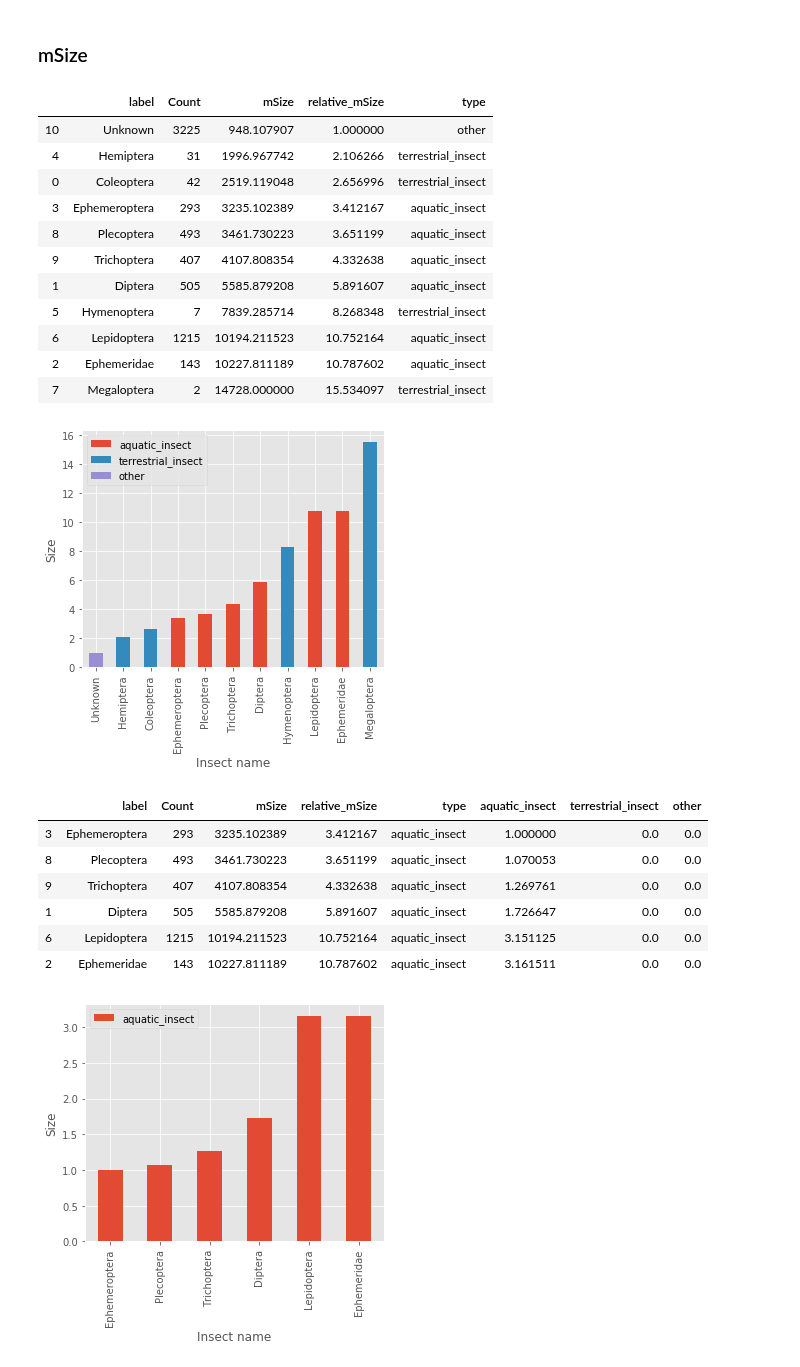
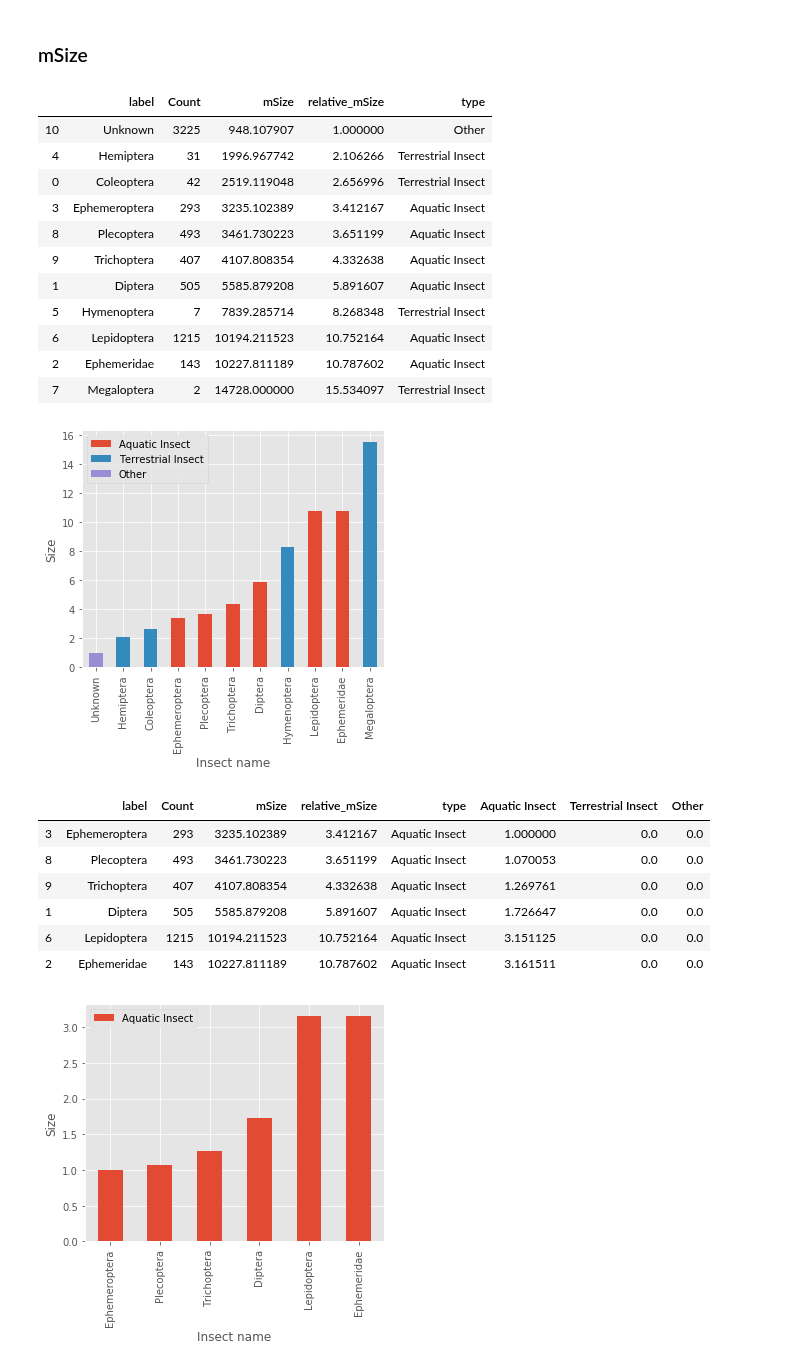
Before and after one commit to keiiti975/Insect_Phenology_Detector, a Jupyter notebook: result/classification/visualize_annotation_20200806/visualize_annotation.ipynb, the cells around one changed output. Saved outputs shown, nothing was run; the diff lists cells and outputs as text; code cells hidden in the pictures.

```diff
--- a/result/classification/visualize_annotation_20200806/visualize_annotation.ipynb
+++ b/result/classification/visualize_annotation_20200806/visualize_annotation.ipynb
@@ -375,30 +361,44 @@ label_type_dic = {
+# %%
+label_type_dic = {
+    "Unknown": "Other",
+    "Hemiptera": "Terrestrial Insect",
+    "Coleoptera": "Terrestrial Insect",
+    "Ephemeroptera": "Aquatic Insect",
+    "Plecoptera": "Aquatic Insect",
+    "Trichoptera": "Aquatic Insect",
+    "Diptera": "Aquatic Insect",
+    "Hymenoptera": "Terrestrial Insect",
+    "Lepidoptera": "Aquatic Insect",
+    "Ephemeridae": "Aquatic Insect",
+    "Megaloptera": "Terrestrial Insect",
+}
 # %%
 df_20191106_20200806["type"] = [label_type_dic[label] for label in df_20191106_20200806["label"]]
 size_sorted_df_20191106_20200806 = df_20191106_20200806.sort_values("relative_mSize")
 size_sorted_df_20191106_20200806
 # %% [output]
 |  | label | Count | mSize | relative_mSize | type |
-| 10 | Unknown | 3225 | 948.107907 | 1.000000 | other |
-| 4 | Hemiptera | 31 | 1996.967742 | 2.106266 | terrestrial_insect |
-| 0 | Coleoptera | 42 | 2519.119048 | 2.656996 | terrestrial_insect |
-| 3 | Ephemeroptera | 293 | 3235.102389 | 3.412167 | aquatic_insect |
-| 8 | Plecoptera | 493 | 3461.730223 | 3.651199 | aquatic_insect |
-| 9 | Trichoptera | 407 | 4107.808354 | 4.332638 | aquatic_insect |
-| 1 | Diptera | 505 | 5585.879208 | 5.891607 | aquatic_insect |
-| 5 | Hymenoptera | 7 | 7839.285714 | 8.268348 | terrestrial_insect |
-| 6 | Lepidoptera | 1215 | 10194.211523 | 10.752164 | aquatic_insect |
-| 2 | Ephemeridae | 143 | 10227.811189 | 10.787602 | aquatic_insect |
-| 7 | Megaloptera | 2 | 14728.000000 | 15.534097 | terrestrial_insect |
+| 10 | Unknown | 3225 | 948.107907 | 1.000000 | Other |
+| 4 | Hemiptera | 31 | 1996.967742 | 2.106266 | Terrestrial Insect |
+| 0 | Coleoptera | 42 | 2519.119048 | 2.656996 | Terrestrial Insect |
+| 3 | Ephemeroptera | 293 | 3235.102389 | 3.412167 | Aquatic Insect |
+| 8 | Plecoptera | 493 | 3461.730223 | 3.651199 | Aquatic Insect |
+| 9 | Trichoptera | 407 | 4107.808354 | 4.332638 | Aquatic Insect |
+| 1 | Diptera | 505 | 5585.879208 | 5.891607 | Aquatic Insect |
+| 5 | Hymenoptera | 7 | 7839.285714 | 8.268348 | Terrestrial Insect |
+| 6 | Lepidoptera | 1215 | 10194.211523 | 10.752164 | Aquatic Insect |
+| 2 | Ephemeridae | 143 | 10227.811189 | 10.787602 | Aquatic Insect |
+| 7 | Megaloptera | 2 | 14728.000000 | 15.534097 | Terrestrial Insect |
 # %%
 aquatic_size_array = []
 terrestrial_size_array = []
 other_size_array = []
 for size, label_type in zip(size_sorted_df_20191106_20200806["relative_mSize"], size_sorted_df_20191106_20200806["type"]):
-    if label_type == "aquatic_insect":
+    if label_type == "Aquatic Insect":
         aquatic_size_array.append(size)
         terrestrial_size_array.append(0.0)
         other_size_array.append(0.0)
-    elif label_type == "terrestrial_insect":
+    elif label_type == "Terrestrial Insect":
         terrestrial_size_array.append(size)
         aquatic_size_array.append(0.0)
         other_size_array.append(0.0)
@@ -406,33 +406,33 @@ for size, label_type in zip(size_sorted_df_20191106_20200806["relative_mSize"],
         other_size_array.append(size)
         aquatic_size_array.append(0.0)
         terrestrial_size_array.append(0.0)
-size_sorted_df_20191106_20200806["aquatic_insect"] = aquatic_size_array
-size_sorted_df_20191106_20200806["terrestrial_insect"] = terrestrial_size_array
-size_sorted_df_20191106_20200806["other"] = other_size_array
+size_sorted_df_20191106_20200806["Aquatic Insect"] = aquatic_size_array
+size_sorted_df_20191106_20200806["Terrestrial Insect"] = terrestrial_size_array
+size_sorted_df_20191106_20200806["Other"] = other_size_array
 # %%
 plt.rcParams['figure.figsize'] = (5,5)
-size_sorted_df_20191106_20200806.plot(kind="bar", x="label", y=["aquatic_insect", "terrestrial_insect", "other"], stacked=True)
+size_sorted_df_20191106_20200806.plot(kind="bar", x="label", y=["Aquatic Insect", "Terrestrial Insect", "Other"], stacked=True)
 plt.xlabel("Insect name")
 plt.ylabel("Size")
 plt.tight_layout()
 if os.path.exists(pj(os.getcwd(), "result/classification/visualize_annotation_20200806")) is False:
     os.makedirs(pj(os.getcwd(), "result/classification/visualize_annotation_20200806"))
 plt.savefig(pj(os.getcwd(), "result/classification/visualize_annotation_20200806", "average_size_sum.png"))
 # %% [output]
-[figure, old version]
+[figure, new version]
 # %%
 size_sorted_df_20191106_20200806_target = size_sorted_df_20191106_20200806.drop([10, 4, 0, 5, 7], axis=0)
-relative_mSize_target = np.array(size_sorted_df_20191106_20200806_target["aquatic_insect"])
+relative_mSize_target = np.array(size_sorted_df_20191106_20200806_target["Aquatic Insect"])
 relative_mSize_target = relative_mSize_target / relative_mSize_target.min()
-size_sorted_df_20191106_20200806_target["aquatic_insect"] = relative_mSize_target
+size_sorted_df_20191106_20200806_target["Aquatic Insect"] = relative_mSize_target
 size_sorted_df_20191106_20200806_target
 # %% [output]
-|  | label | Count | mSize | relative_mSize | type | aquatic_insect | terrestrial_insect | other |
-| 3 | Ephemeroptera | 293 | 3235.102389 | 3.412167 | aquatic_insect | 1.000000 | 0.0 | 0.0 |
-| 8 | Plecoptera | 493 | 3461.730223 | 3.651199 | aquatic_insect | 1.070053 | 0.0 | 0.0 |
-| 9 | Trichoptera | 407 | 4107.808354 | 4.332638 | aquatic_insect | 1.269761 | 0.0 | 0.0 |
-| 1 | Diptera | 505 | 5585.879208 | 5.891607 | aquatic_insect | 1.726647 | 0.0 | 0.0 |
-| 6 | Lepidoptera | 1215 | 10194.211523 | 10.752164 | aquatic_insect | 3.151125 | 0.0 | 0.0 |
-| 2 | Ephemeridae | 143 | 10227.811189 | 10.787602 | aquatic_insect | 3.161511 | 0.0 | 0.0 |
+|  | label | Count | mSize | relative_mSize | type | Aquatic Insect | Terrestrial Insect | Other |
+| 3 | Ephemeroptera | 293 | 3235.102389 | 3.412167 | Aquatic Insect | 1.000000 | 0.0 | 0.0 |
+| 8 | Plecoptera | 493 | 3461.730223 | 3.651199 | Aquatic Insect | 1.070053 | 0.0 | 0.0 |
+| 9 | Trichoptera | 407 | 4107.808354 | 4.332638 | Aquatic Insect | 1.269761 | 0.0 | 0.0 |
+| 1 | Diptera | 505 | 5585.879208 | 5.891607 | Aquatic Insect | 1.726647 | 0.0 | 0.0 |
+| 6 | Lepidoptera | 1215 | 10194.211523 | 10.752164 | Aquatic Insect | 3.151125 | 0.0 | 0.0 |
+| 2 | Ephemeridae | 143 | 10227.811189 | 10.787602 | Aquatic Insect | 3.161511 | 0.0 | 0.0 |
 # %%
 plt.rcParams['figure.figsize'] = (5,5)
```
Also changed, not shown: parts of 8 cells of this notebook, 4 other files.
